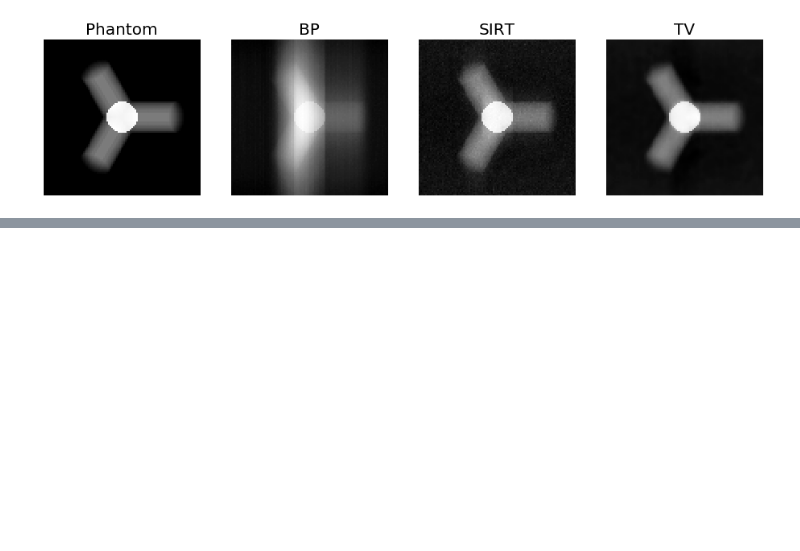
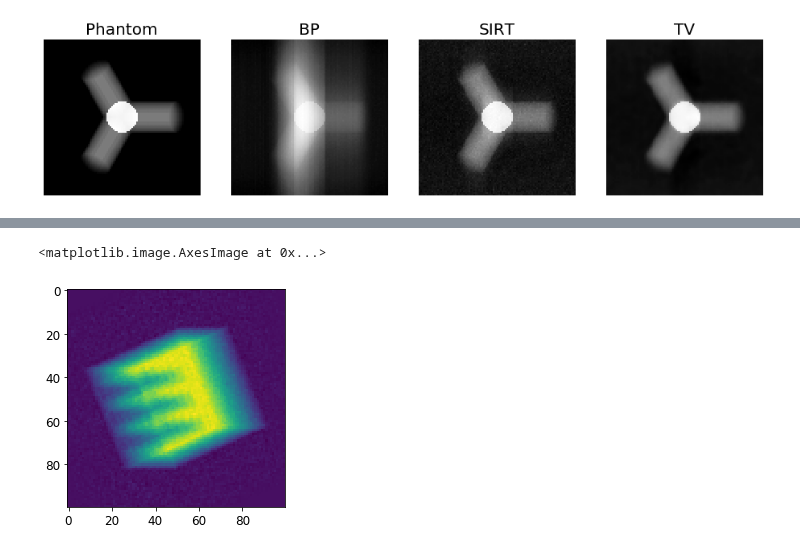
Before and after one commit to grlewis333/phd-work, a Jupyter notebook: multi-axis-tomo/scalar-rot-proj.ipynb, the cells around one changed output, grey strips where cells are left out. Drawn from its saved outputs; the diff is of its cells as text; code cells hidden in the pictures; blank space fills up the shorter version.

```diff
--- a/multi-axis-tomo/scalar-rot-proj.ipynb
+++ b/multi-axis-tomo/scalar-rot-proj.ipynb
@@ -530,0 +726,8 @@ for ax in [ax1,ax2,ax3,ax4]:
+# %%
+def full_tomo(P,Pn,scheme='x',a=70,b=70,n=10,alg='TV1'):
+    angles = multi_axis.generate_angles(mode=scheme,x_tilt=(-a,a,n),y_tilt=(-b,b,n),rand=(a,b,2*n))
+    raw_data = multi_axis.generate_proj_data(Pn,angles)
+    vectors = multi_axis.generate_vectors(angles)
+    recon = multi_axis.generate_reconstruction(raw_data,vectors,algorithm=alg)
+    recon_vector = multi_axis.reorient_reconstruction(recon)
+    return [recon_vector,raw_data,angles]
@@ -530,0 +738,5 @@ for ax in [ax1,ax2,ax3,ax4]:
+# %%
+plt.imshow(r[1][:,60,:])
+# %% [output]
+<matplotlib.image.AxesImage at 0x...>
+[figure, added]
```
Also changed, not shown: parts of 24 cells of this notebook, 6 other files.
